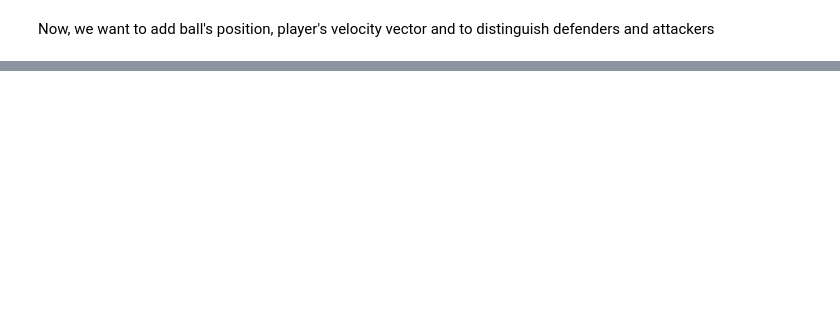
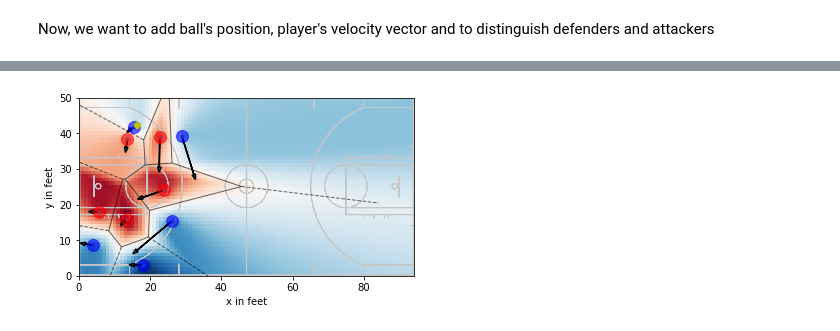
Before and after one commit to AmigoCap/MecaSportCo, a Jupyter notebook: Notebooks/1_Introduction_Space_occupation.ipynb, the cells around one changed output, grey strips where cells are left out. Cells and saved outputs as stored; diff of their text form; code cells hidden in the pictures; blank space fills up the shorter version.

```diff
--- a/Notebooks/1_Introduction_Space_occupation.ipynb
+++ b/Notebooks/1_Introduction_Space_occupation.ipynb
@@ -41,0 +57,28 @@ def
+# %%
+def print_court_teams_occupation(event_id,mom_id,voronoi_cut=False):
+    "This function return a visualization of the court for the moment mom_id of the event event_id. If voronoi=True, voronoi cutting is plotted."
+    if voronoi_cut:
+        voronoi(event_id,mom_id)
+    event=events[event_id]
+    moment=event['moments'][mom_id][5]
+    moment1=moment
+    moment2=event['moments'][mom_id+1][5]
+
+    # separation of ball, team1 and team2 and calculation of the speed
+    playersTeam1,playersTeam2,ball=players_ball_speed_position(event,moment1,moment2)
+
+    for player in playersTeam2:
+        plt.plot(player[0][0],player[0][1],'bo',markersize=12,alpha=0.6)
+        plt.arrow(player[0][0],player[0][1],player[1][0],player[1][1],shape='full',lw=1.5,head_width=1)
+
+    for player in playersTeam1:
+        plt.plot(player[0][0],player[0][1],'ro',markersize=12,alpha=0.6)
+        plt.arrow(player[0][0],player[0][1],player[1][0],player[1][1],shape='full',lw=1.5,head_width=1)
+
+    plt.plot(ball[0][0],ball[0][1],'yo')
+    plt.xlabel('x in feet')
+    plt.ylabel('y in feet')
+
+    field = plt.imread("Images/fullcourt.png")
+    plt.imshow(field, extent=[0,94,0,50])
+    plt.show()
@@ -41,0 +93,3 @@ def
+# %%
+def distance(a,b):      #a = (x,y) departure point ; b = (i,j) arrival point
+    return m.sqrt((a[0]-b[0])**2+(a[1]-b[1])**2)
@@ -41,0 +149,4 @@ def
+# %%
+print_court_teams_occupation(0,25,voronoi_cut=True,value=True)
+# %% [output]
+[figure, added]
```
Also changed, not shown: parts of 15 cells of this notebook, 2 other files.
